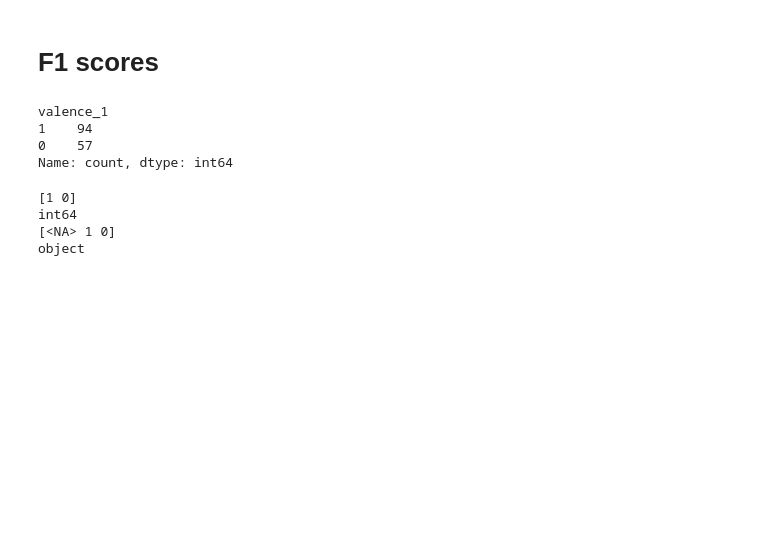
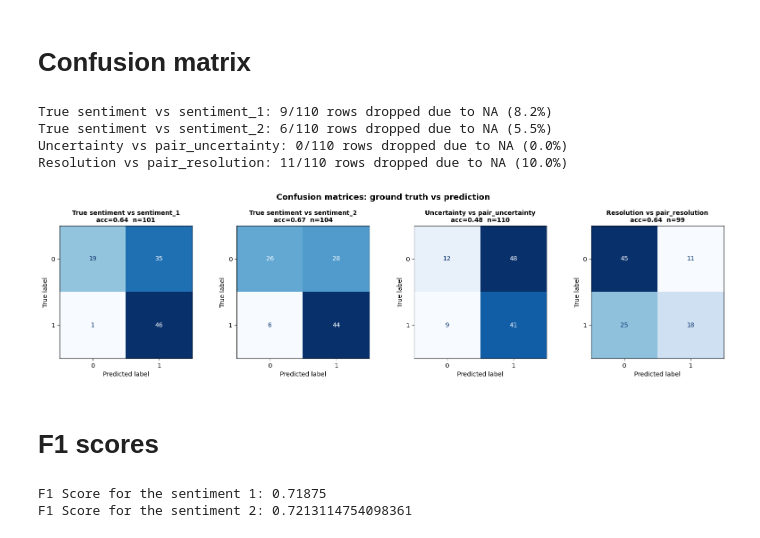
Before and after one commit to blancasanmi/objectivize_valence, a Jupyter notebook: src/analysis.ipynb, the cells around one changed output. Saved outputs shown, nothing was run; the diff lists cells and outputs as text; code cells hidden in the pictures; blank space fills up the shorter version.

```diff
--- a/src/analysis.ipynb
+++ b/src/analysis.ipynb
@@ -52,27 +191,66 @@ Name: count, dtype: int64
+# %% [markdown]
+# Confusion matrix
+# %%
+import pandas as pd
+import matplotlib.pyplot as plt
+import numpy as np
+from sklearn.metrics import confusion_matrix, ConfusionMatrixDisplay
+
+pairs = [
+    ('sentiment',  'sentiment_1',        'True sentiment vs sentiment_1'),
+    ('sentiment',  'sentiment_2',        'True sentiment vs sentiment_2'),
+    ('uncertainty',  'pair_uncertainty', 'Uncertainty vs pair_uncertainty'),
+    ('resolution',   'pair_resolution',  'Resolution vs pair_resolution'),
+]
+
+n = len(pairs)
+fig, axes = plt.subplots(1, n, figsize=(n * 4, 4))
+
+for ax, (gt_col, pred_col, title) in zip(axes, pairs):
+    subset = df_an[[gt_col, pred_col]].copy()
+
+    before = len(subset)
+    subset = subset.dropna()
+    dropped = before - len(subset)
+
+    print(f"{title}: {dropped}/{before} rows dropped due to NA ({dropped/before:.1%})")
+
+    y_true = subset[gt_col].astype(int)
+    y_pred = subset[pred_col].astype(int)
+
+    cm = confusion_matrix(y_true, y_pred, labels=[0, 1])
+
+    disp = ConfusionMatrixDisplay(confusion_matrix=cm, display_labels=[0, 1])
+    disp.plot(ax=ax, colorbar=False, cmap='Blues')
+
+    acc = np.trace(cm) / cm.sum()
+    ax.set_title(f"{title}\nacc={acc:.2f}  n={len(subset)}", fontsize=10, fontweight='bold')
+
+fig.suptitle('Confusion matrices: ground truth vs prediction', fontsize=13, fontweight='bold', y=1.02)
+plt.tight_layout()
+plt.savefig(images_path / 'confusion_matrices.png', dpi=150, bbox_inches='tight')
+plt.show()
+# %% [output]
+True sentiment vs sentiment_1: 9/110 rows dropped due to NA (8.2%)
+True sentiment vs sentiment_2: 6/110 rows dropped due to NA (5.5%)
+Uncertainty vs pair_uncertainty: 0/110 rows dropped due to NA (0.0%)
+Resolution vs pair_resolution: 11/110 rows dropped due to NA (10.0%)
+[figure, added]
 # %% [markdown]
 # F1 scores
 # %%
 from sklearn import metrics
 
-CONDITION = "valence"
+CONDITION = "sentiment"
 
-df_filtered = df_an[df_an[f"{CONDITION}_1"].notna() & df_an[CONDITION].notna()]
+for i in (1, 2):
+    df_filtered = df_an[df_an[f"{CONDITION}_{i}"].notna() & df_an[CONDITION].notna()].copy()
 
-df_filtered[f"{CONDITION}_1"].value_counts()
+    y_true = df_filtered[CONDITION].astype(int)
+    y_pred = df_filtered[f"{CONDITION}_{i}"].astype(int)
 
-# metrics.f1_score(df_filtered[CONDITION], df_filtered[f"{CONDITION}_1"], average="binary")
+    f1_score = metrics.f1_score(y_true, y_pred, average="binary")
+    print(f'F1 Score for the sentiment {i}: {f1_score}')
 # %% [output]
-valence_1
-1    94
-0    57
-Name: count, dtype: int64
+F1 Score for the sentiment 1: 0.71875
+F1 Score for the sentiment 2: 0.7213114754098361
-# %%
-print(df_filtered[CONDITION].unique())
-print(df_filtered[CONDITION].dtype)
-print(df_filtered[f"{CONDITION}_1"].unique())
-print(df_filtered[f"{CONDITION}_1"].dtype)
-# %% [output]
-[1 0]
-int64
-[<NA> 1 0]
-object
```
Also changed, not shown: parts of 9 cells of this notebook, 6 other files.
